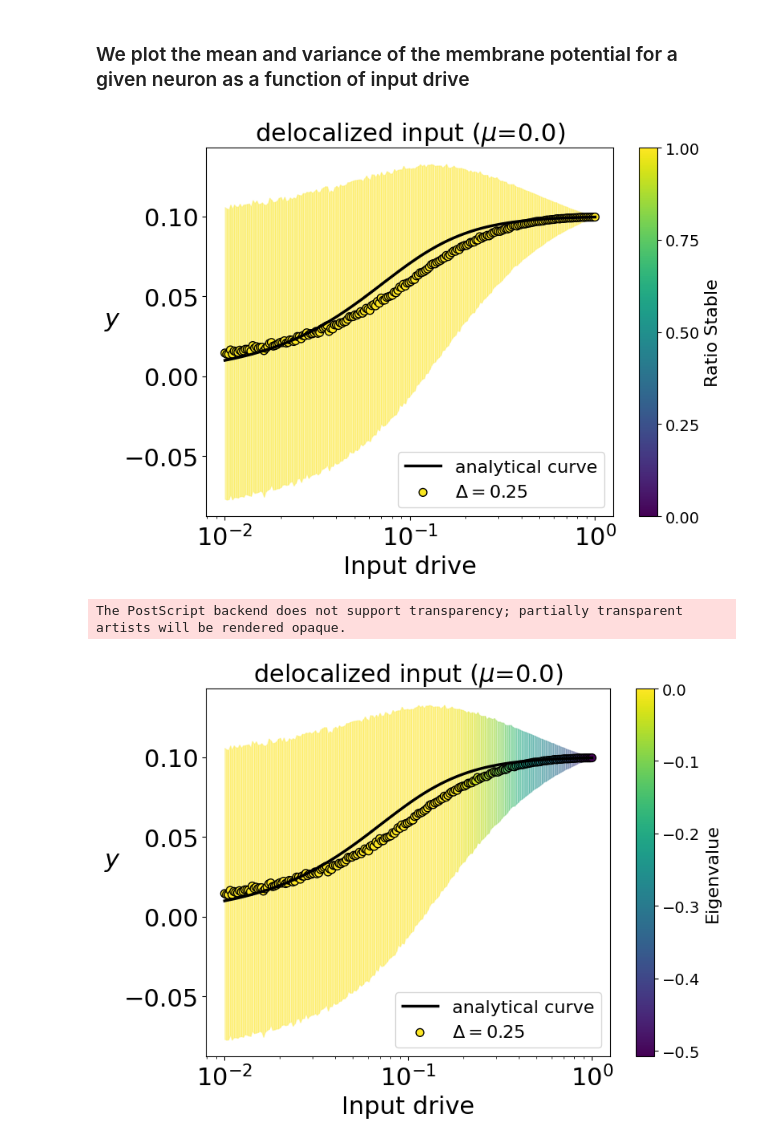
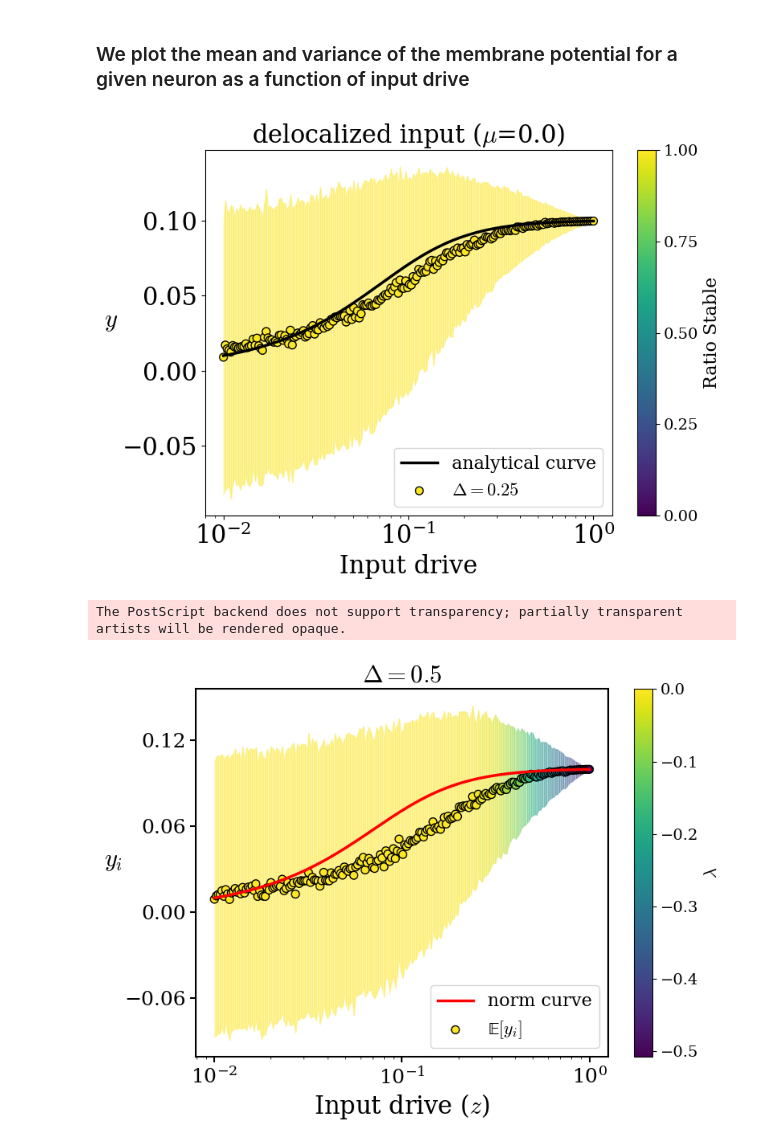
Before and after one commit to shivangrawat/perturbed_organics, a Jupyter notebook: examples/plot_lines_delocalized.ipynb, the cells around one changed output. Cells and saved outputs as stored; diff of their text form; code cells hidden in the pictures.

```diff
--- a/examples/plot_lines_delocalized.ipynb
+++ b/examples/plot_lines_delocalized.ipynb
@@ -11,13 +11,17 @@ import matplotlib.colors as mcolors
 import matplotlib.cm as cm
 import matplotlib.colors as colors
 import importlib.util
+from matplotlib.ticker import MaxNLocator
 from matplotlib.lines import Line2D
 import perturbed_organics.utils as utils
 
 
-# plt.rc('text', usetex=True)
-# plt.rc('font', family='serif')
-# device = torch.device("cuda" if torch.cuda.is_available() else "cpu")
+plt.rcParams.update({
+    "text.usetex": False,
+    "font.family": "serif",
+    "font.serif": ["Computer Modern Roman", "DejaVu Serif", "Bitstream Vera Serif"],
+    "mathtext.fontset": "cm"
+})
 # %%
 input_type = 'delocalized'
 mu = "0.0"
@@ -26,8 +30,8 @@ mu_val = float(mu)
 delta_scale = "log-scale"
 
 # folder_path = f'/vast/sr6364/perturbed_organics/data/adaptive_main/{input_type}/'
-# folder_path = f'/vast/sr6364/perturbed_organics/data/adaptive_main_double/{input_type}/'
-folder_path = f'/vast/sr6364/perturbed_organics/data/adaptive_main_double_main_fig/{input_type}/'
+folder_path = f'/vast/sr6364/perturbed_organics/data/adaptive_main_double/{input_type}/'
+# folder_path = f'/vast/sr6364/perturbed_organics/data/adaptive_main_double_main_fig/{input_type}/'
 # %%
 # This dictionary will map each tensor name (file name without .pt)
 # to a dictionary that maps deltaval values to the loaded tensor.
@@ -203,16 +207,16 @@ plt.xticks(fontsize=22)
 plt.yticks(fontsize=22)
 plt.tight_layout()
 
-folder_loc = f'../figures/mu_{mu}/fig2'
-os.makedirs(folder_loc, exist_ok=True)
-file_name = f'{input_type}_{delta_val}'
-file_save_path = os.path.join(folder_loc, file_name)
+# folder_loc = f'../figures/mu_{mu}/fig2'
+# os.makedirs(folder_loc, exist_ok=True)
+# file_name = f'{input_type}_{delta_val}'
+# file_save_path = os.path.join(folder_loc, file_name)
 
-plt.savefig(f'{file_save_path}.png', bbox_inches='tight')
-plt.savefig(f'{file_save_path}.svg', format='svg', bbox_inches='tight', dpi=300)
+# plt.savefig(f'{file_save_path}.png', bbox_inches='tight')
+# plt.savefig(f'{file_save_path}.svg', format='svg', bbox_inches='tight', dpi=300)
 plt.show()
 # %% [output]
-[figure, old version]
+[figure, new version]
 # %%
 # we plot the curve with dimless colormap
 plt.figure(figsize=(8, 6))
@@ -222,12 +226,12 @@ cmap = plt.cm.viridis
 
 # Get all the delta values and sort them (assuming they are numeric)
 # delta_keys = sorted(actual_fp_y_dict.keys())
-delta_keys = [0.25]
+delta_keys = [0.5]
 min_delta = min(delta_keys)
 max_delta = max(delta_keys)
 
 # plot the norm curve
-plot = plt.plot(input_range, analytical_mean, label=f"analytical curve", color='black', linewidth=2.5)
+plot = plt.plot(input_range, analytical_mean, label=f"norm curve", color='red', linewidth=2.5)
 
 for i, delta_val in enumerate(delta_keys):
     actual_fp_y = actual_fp_y_dict[delta_val]
@@ -259,38 +263,53 @@ for i, delta_val in enumerate(delta_keys):
     for j in range(len(x) - 1):
         seg_x = x[j:j+2]
         seg_y_lower = y_mean[j:j+2] - y_std[j:j+2]
         seg_y_upper = y_mean[j:j+2] + y_std[j:j+2]
         avg_ratio = np.mean(max_real_max[j:j+2])
         seg_color = cmap(norm(avg_ratio))
         plt.fill_between(seg_x, seg_y_lower, seg_y_upper, color=seg_color, alpha=0.3)
 
 sc = plt.scatter(x, y_mean, c=max_real_max, cmap=cmap, norm=norm, s=50,
-                     label=f"$\\Delta = {delta_val}$", edgecolors='k')
+                     label=r"$\mathrm{\mathbb{E}}[y_i]$", edgecolors='k')
 
 # Add a colorbar for the scatter plot (showing ratio_stable from 0 to 1)
 cbar = plt.colorbar(sc)
-cbar.set_label("Eigenvalue", fontsize=16)
+cbar.set_label("$\lambda$", fontsize=16)
 cbar.ax.tick_params(labelsize=14)
 
-plt.xlabel('Input drive', fontsize=22)
-plt.ylabel(r"$y$", fontsize=22, rotation=0, labelpad=10)
-plt.title(f"{input_type} input ($\\mu$={mu})", fontsize=22)
+plt.xlabel('Input drive ($z$)', fontsize=22)
+plt.ylabel(r"$y_i$", fontsize=22, rotation=0, labelpad=10)
+plt.title(f"$\\Delta = {delta_val}$", fontsize=22)
 plt.xscale('log')
 plt.legend(fontsize=16, loc='lower right')
-plt.xticks(fontsize=22)
-plt.yticks(fontsize=22)
+
+ax = plt.gca()
+# request at most 5 major ticks on the y-axis
+ax.yaxis.set_major_locator(MaxNLocator(nbins=5, prune=None))
+ax.tick_params(axis='y')
+
+ax.tick_params(
+    axis='both',
+    which='major',
+    labelsize=18,
+    width=1.5,    # tick thickness
+    length=5.0    # tick length
+)
+
+for spine in ax.spines.values():
+    spine.set_linewidth(1.5)
+
 plt.tight_layout()
 
 folder_loc = f'../figures/mu_{mu}/fig2'
 os.makedirs(folder_loc, exist_ok=True)
 file_name = f'{input_type}_{delta_val}_eigval'
 file_save_path = os.path.join(folder_loc, file_name)
 
 plt.savefig(f'{file_save_path}.png', bbox_inches='tight')
 plt.savefig(f'{file_save_path}.svg', format='svg', bbox_inches='tight', dpi=300)
 plt.savefig(f'{file_save_path}.eps', format='eps', bbox_inches='tight', dpi=300)
 
 plt.show()
 # %% [output]
 The PostScript backend does not support transparency; partially transparent artists will be rendered opaque.
-[figure, old version]
+[figure, new version]
```
Also changed, not shown: parts of 20 cells of this notebook, 8 other files.
